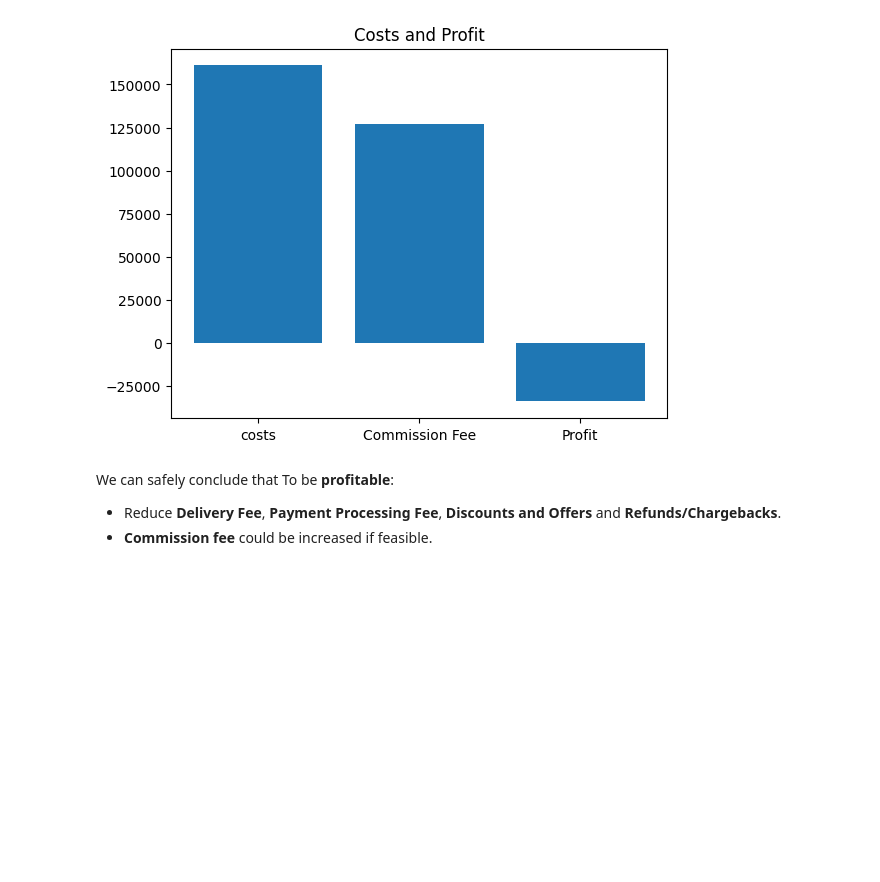
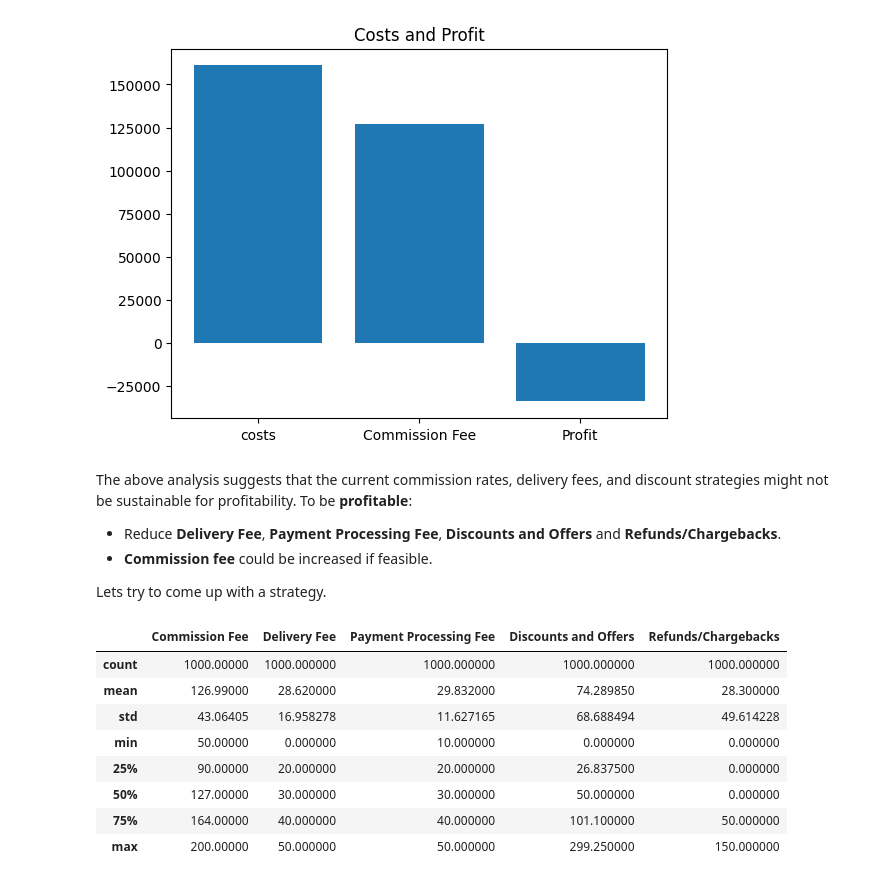
Before and after one commit to nit-kat/DS_Projects, a Jupyter notebook: Delivery_Cost_Analysis.ipynb, the cells around one changed output. Cells and saved outputs as stored; diff of their text form; code cells hidden in the pictures; blank space fills up the shorter version.

```diff
--- a/Delivery_Cost_Analysis.ipynb
+++ b/Delivery_Cost_Analysis.ipynb
@@ -207,8 +207,24 @@ plt.show()
 # %% [output]
 [figure]
 # %% [markdown]
-We can safely conclude that To be **profitable**:
+The above analysis suggests that the current commission rates, delivery fees, and discount strategies might not be sustainable for profitability.
+To be **profitable**:
 
 
 *   Reduce **Delivery Fee**, **Payment Processing Fee**, **Discounts and Offers** and **Refunds/Chargebacks**.
 *   **Commission fee** could be increased if feasible.
+
+
+Lets try to come up with a strategy.
+# %%
+df[['Commission Fee','Delivery Fee','Payment Processing Fee','Discounts and Offers','Refunds/Chargebacks']].describe()
+# %% [output]
+|  | Commission Fee | Delivery Fee | Payment Processing Fee | Discounts and Offers | Refunds/Chargebacks |
+| count | 1000.00000 | 1000.000000 | 1000.000000 | 1000.000000 | 1000.000000 |
+| mean | 126.99000 | 28.620000 | 29.832000 | 74.289850 | 28.300000 |
+| std | 43.06405 | 16.958278 | 11.627165 | 68.688494 | 49.614228 |
+| min | 50.00000 | 0.000000 | 10.000000 | 0.000000 | 0.000000 |
+| 25% | 90.00000 | 20.000000 | 20.000000 | 26.837500 | 0.000000 |
+| 50% | 127.00000 | 30.000000 | 30.000000 | 50.000000 | 0.000000 |
+| 75% | 164.00000 | 40.000000 | 40.000000 | 101.100000 | 50.000000 |
+| max | 200.00000 | 50.000000 | 50.000000 | 299.250000 | 150.000000 |
```
Also changed, not shown: parts of 5 cells of this notebook.
